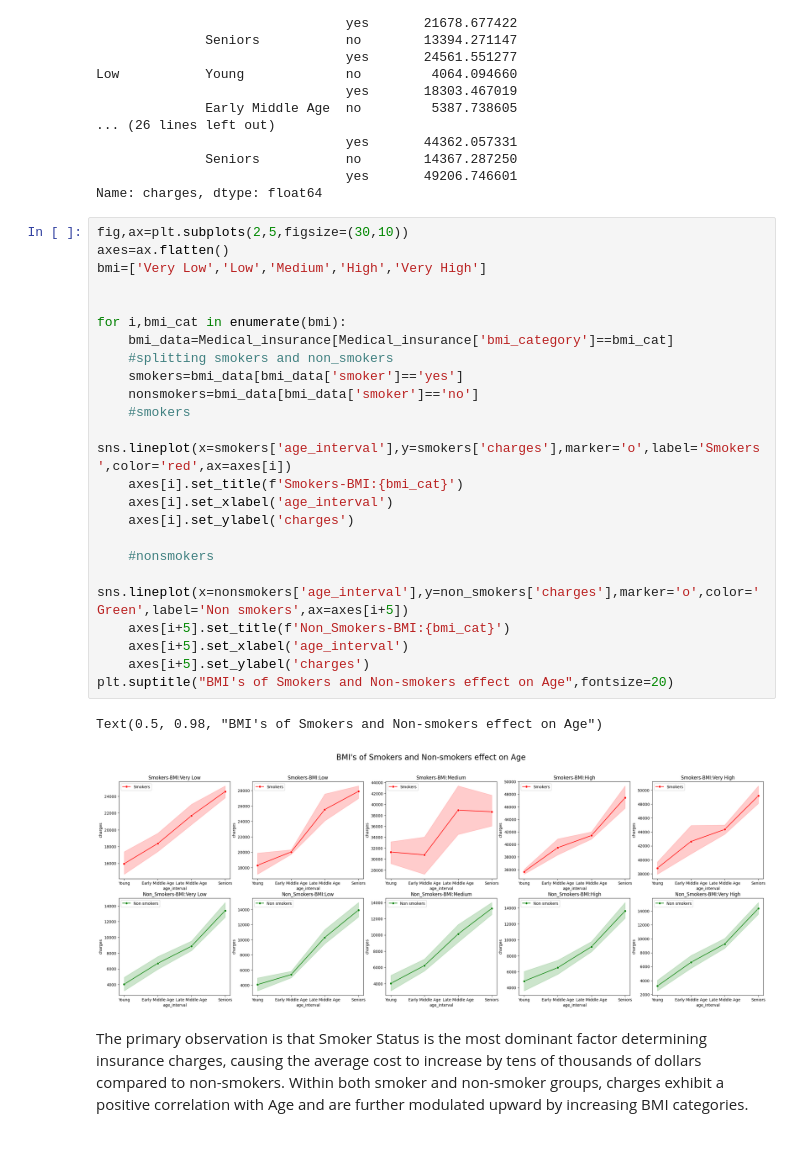
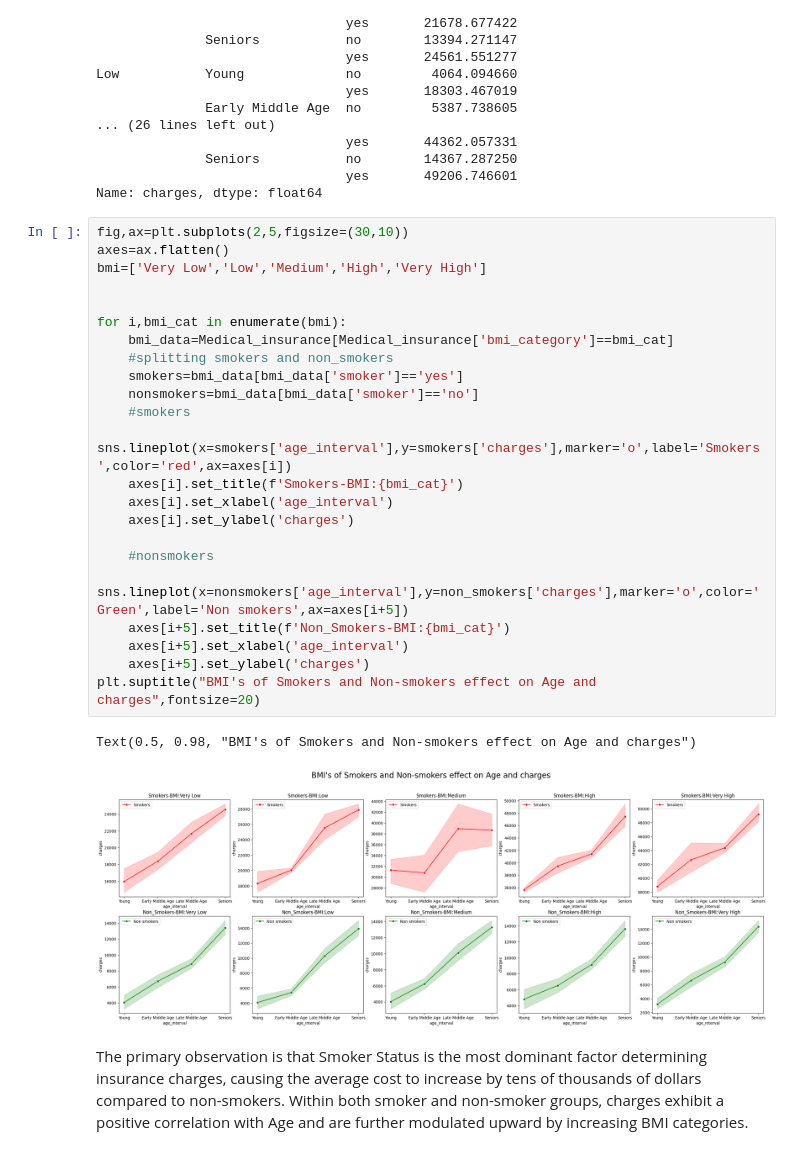
Before and after one commit to Mridul-dhungana/Insurance-DataANALYSIS-AND-ML, a Jupyter notebook: Medical Insurance Prediction.ipynb, the cells around one changed output. Drawn from its saved outputs; the diff is of its cells as text.

```diff
--- a/Medical Insurance Prediction.ipynb
+++ b/Medical Insurance Prediction.ipynb
@@ -504,29 +504,29 @@ Name: charges, dtype: float64
 # %%
 fig,ax=plt.subplots(2,5,figsize=(30,10))
 axes=ax.flatten()
 bmi=['Very Low','Low','Medium','High','Very High']
 
 
 for i,bmi_cat in enumerate(bmi):
     bmi_data=Medical_insurance[Medical_insurance['bmi_category']==bmi_cat]
     #splitting smokers and non_smokers
     smokers=bmi_data[bmi_data['smoker']=='yes']
     nonsmokers=bmi_data[bmi_data['smoker']=='no']
     #smokers
     sns.lineplot(x=smokers['age_interval'],y=smokers['charges'],marker='o',label='Smokers',color='red',ax=axes[i])
     axes[i].set_title(f'Smokers-BMI:{bmi_cat}')
     axes[i].set_xlabel('age_interval')
     axes[i].set_ylabel('charges')
 
     #nonsmokers
     sns.lineplot(x=nonsmokers['age_interval'],y=non_smokers['charges'],marker='o',color='Green',label='Non smokers',ax=axes[i+5])
     axes[i+5].set_title(f'Non_Smokers-BMI:{bmi_cat}')
     axes[i+5].set_xlabel('age_interval')
     axes[i+5].set_ylabel('charges')
-plt.suptitle("BMI's of Smokers and Non-smokers effect on Age",fontsize=20)
+plt.suptitle("BMI's of Smokers and Non-smokers effect on Age and charges",fontsize=20)
 # %% [output]
-Text(0.5, 0.98, "BMI's of Smokers and Non-smokers effect on Age")
+Text(0.5, 0.98, "BMI's of Smokers and Non-smokers effect on Age and charges")
-[figure, old version]
+[figure, new version]
 # %% [markdown]
 The primary observation is that Smoker Status is the most dominant factor determining insurance charges, causing the average cost to increase by tens of thousands of dollars compared to non-smokers. Within both smoker and non-smoker groups, charges exhibit a positive correlation with Age and are further modulated upward by increasing BMI categories.
 # %% [markdown]
```
Also changed, not shown: parts of 2 cells of this notebook.
